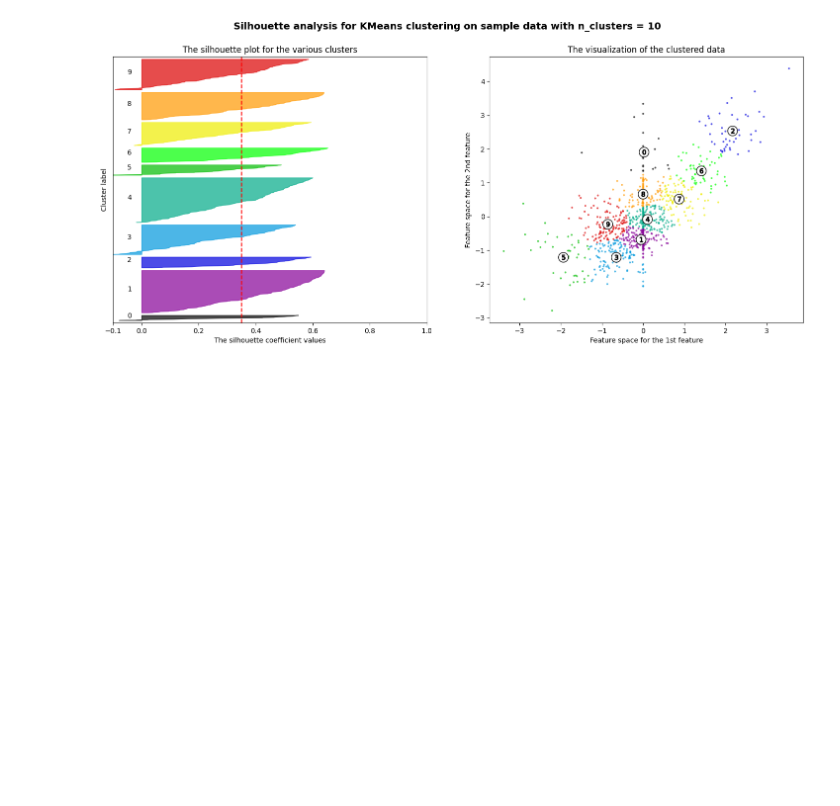
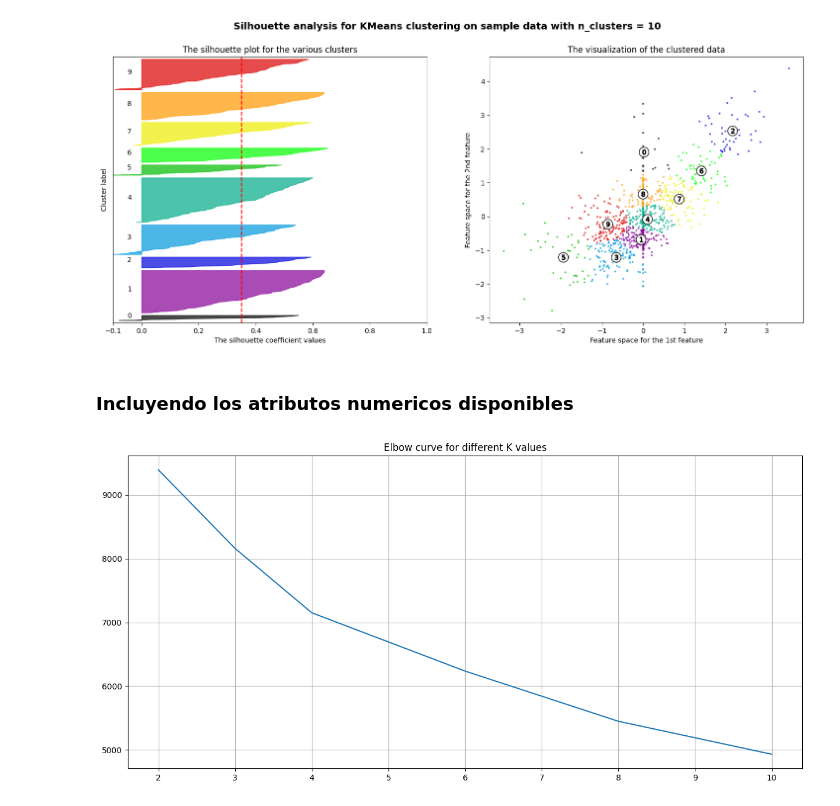
Before and after one commit to Gatos-de-negocios-BI/Laboratorio_2, a Jupyter notebook: k-means.ipynb, the cells around one changed output. Cells and saved outputs as stored; diff of their text form; code cells hidden in the pictures; blank space fills up the shorter version.

```diff
--- a/k-means.ipynb
+++ b/k-means.ipynb
@@ -231,3 +231,30 @@ For n_clusters = 10 , the average silhouette score is : 0.35084271516546645
 [figure]
 [figure]
 [figure]
+# %% [markdown]
+<h3>Incluyendo los atributos numericos disponibles</h3>
+# %%
+features = ['INGRESOS OPERACIONALES 2018_log', 'TOTAL ACTIVOS 2017_log', 'SUPERVISOR', 'REGIÓN',
+'TOTAL PASIVOS 2018_log', 'DEPARTAMENTO DOMICILIO', 'CIUDAD DOMICILIO', 'CIIU', 'TOTAL ACTIVOS 2018_log',
+'TOTAL PASIVOS 2017_log', 'TOTAL PATRIMONIO 2018_log','MACROSECTOR', 'TOTAL PATRIMONIO 2017_log']
+# %%
+n_clusters = [2, 3, 4, 6, 8, 10]
+# %%
+scaler = StandardScaler()
+X = scaler.fit_transform(data[features])
+X = np.nan_to_num(X)
+# %%
+kmeans_inertias = []
+
+for n in n_clusters:
+    kmeans_ = KMeans(n_clusters = n, random_state = 4)
+    kmeans_.fit(X)
+    kmeans_inertias.append(kmeans_.inertia_)
+# %%
+fig = plt.figure(figsize = (15, 7))
+plt.plot(n_clusters, kmeans_inertias)
+plt.title('Elbow curve for different K values')
+plt.grid(True)
+plt.show()
+# %% [output]
+[figure, added]
```
Also changed, not shown: parts of 9 cells of this notebook, 1 other file.
